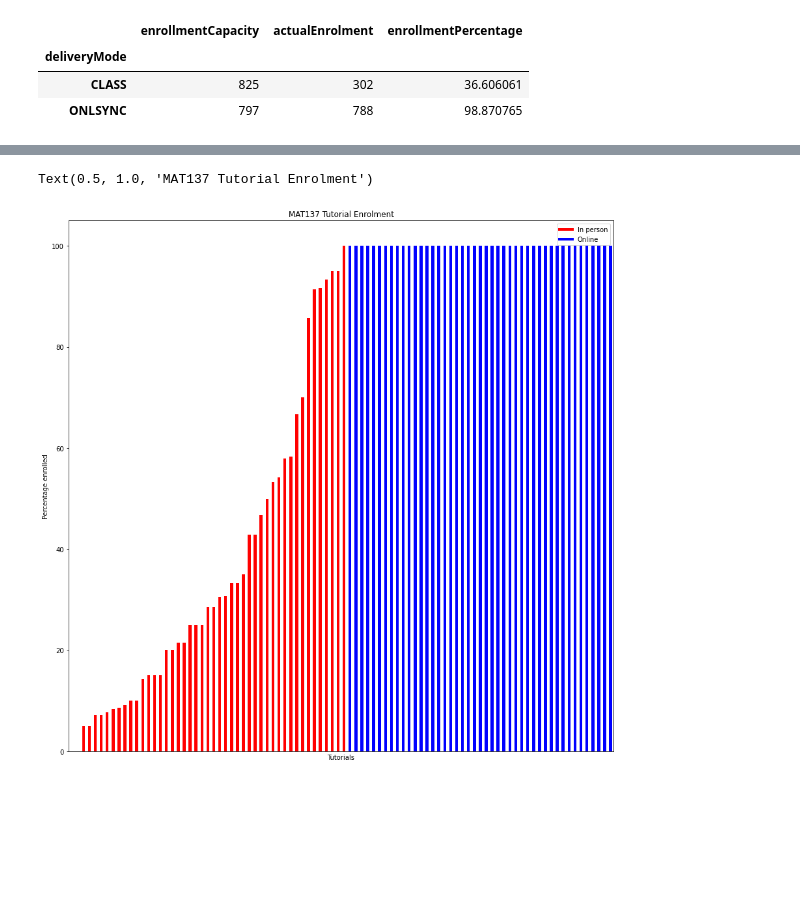
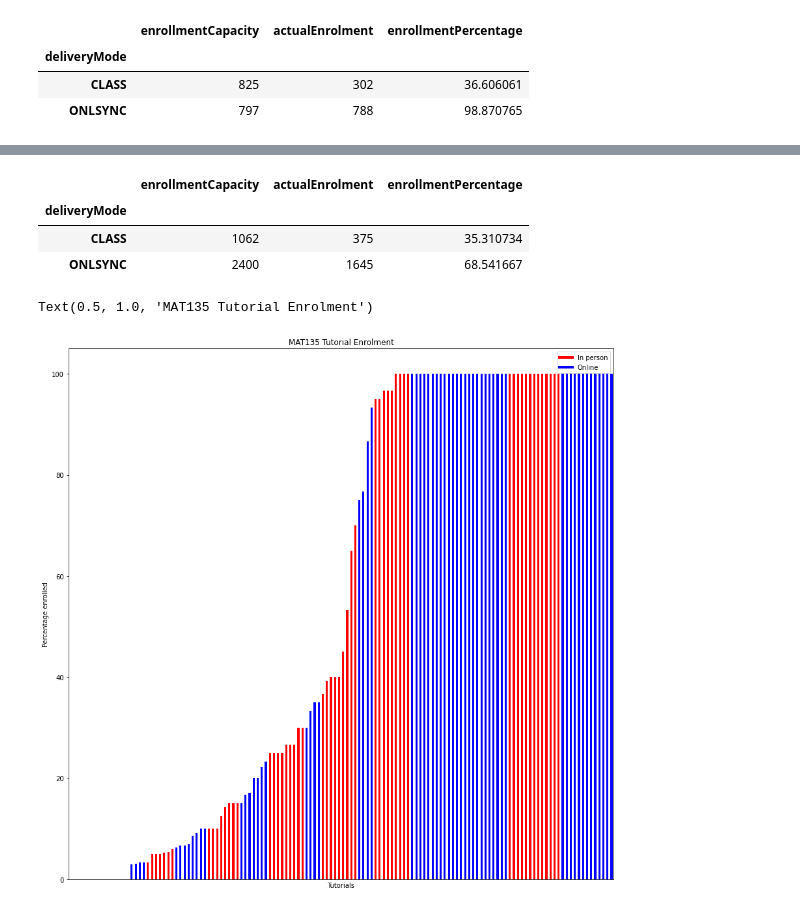
Before and after one commit to ragalie/uoft-timetable-data, a Jupyter notebook: notebooks/tutorialsByOnline.ipynb, the cells around one changed output, grey strips where cells are left out. Cells and saved outputs as stored; diff of their text form; code cells hidden in the pictures; blank space fills up the shorter version.

```diff
--- a/notebooks/tutorialsByOnline.ipynb
+++ b/notebooks/tutorialsByOnline.ipynb
@@ -90,0 +128,2 @@ mat137_sorted['enrollmentPercentage'] = mat137_sorted['enrollmentPercentage'] *
+# %%
+mat135_sections = sections_with_multiple_delivery_modes[sections_with_multiple_delivery_modes.code == 'MAT135H1']
@@ -91,16 +148,27 @@ mat137_sorted['enrollmentPercentage'] = mat137_sorted['enrollmentPercentage'] *
+# %%
+mat135_by_delivery_mode
+# %% [output]
+|  | enrollmentCapacity | actualEnrolment | enrollmentPercentage |
+| deliveryMode |  |  |  |
+| CLASS | 1062 | 375 | 35.310734 |
+| ONLSYNC | 2400 | 1645 | 68.541667 |
+# %%
+mat135_sorted = mat135_sections.sort_values(['enrollmentPercentage', 'deliveryMode'])
+# %%
+mat135_sorted['enrollmentPercentage'] = mat135_sorted['enrollmentPercentage'] * 100
 # %%
 fig, ax = plt.subplots()
-mat137_sorted.plot(kind='bar', y='enrollmentPercentage', color=np.where(mat137_sections['deliveryMode'] == 'CLASS', 'r', 'b'), ax=ax)
+mat135_sorted.plot(kind='bar', y='enrollmentPercentage', color=np.where(mat135_sections['deliveryMode'] == 'CLASS', 'r', 'b'), ax=ax)
 
 from matplotlib.lines import Line2D
 
 custom_lines = [Line2D([0], [0], color='r', lw=4),
                 Line2D([0], [0], color='b', lw=4)]
 ax.legend(custom_lines, ['In person', 'Online'])
 plt.xticks([])
 plt.ylabel("Percentage enrolled")
 plt.xlabel("Tutorials")
-plt.title("MAT137 Tutorial Enrolment")
+plt.title("MAT135 Tutorial Enrolment")
 # %% [output]
-Text(0.5, 1.0, 'MAT137 Tutorial Enrolment')
+Text(0.5, 1.0, 'MAT135 Tutorial Enrolment')
-[figure, old version]
+[figure, new version]
```
Also changed, not shown: parts of 5 cells of this notebook.
